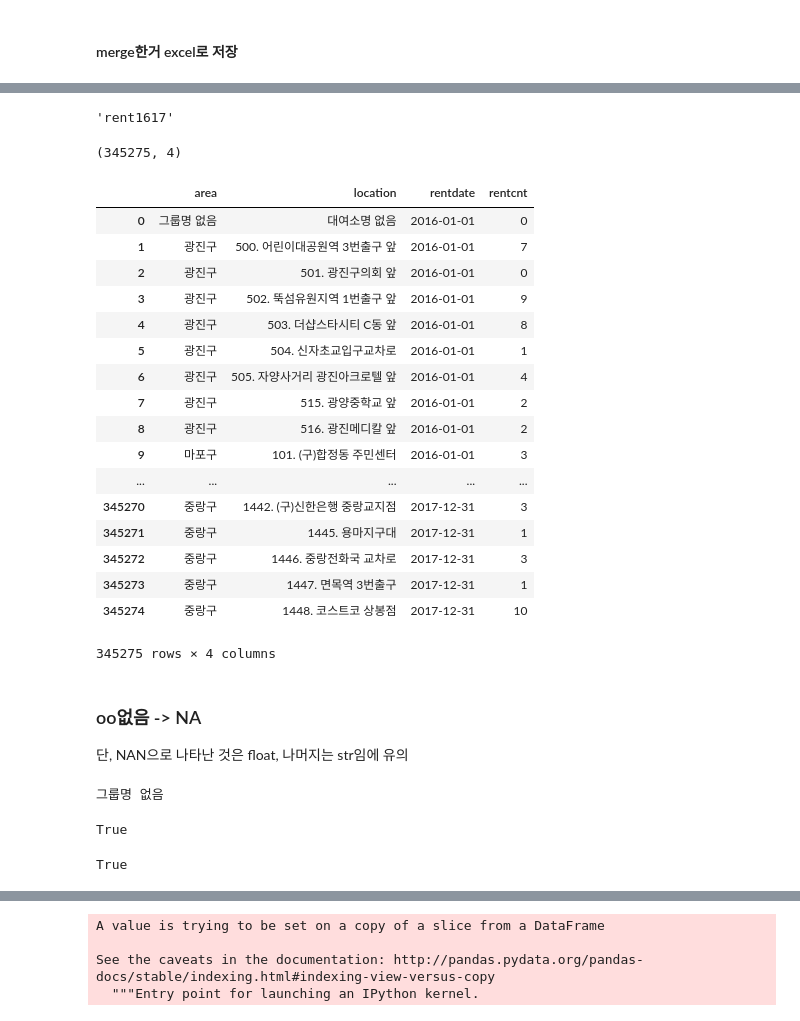
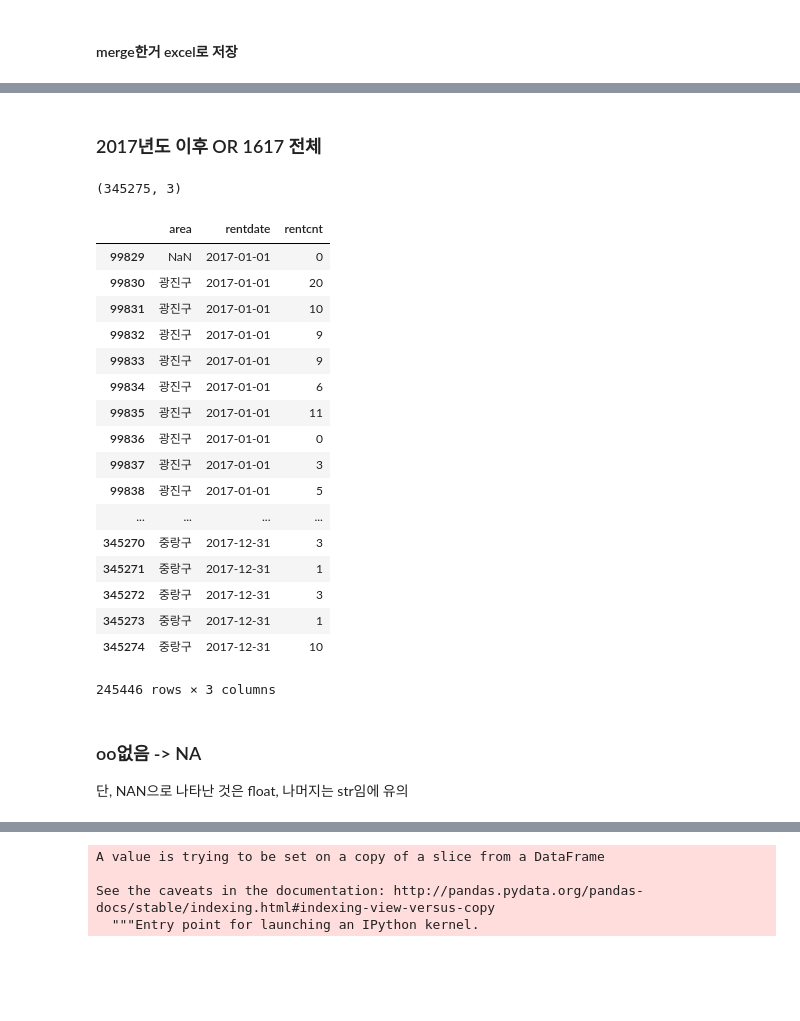
Before and after one commit to firstock/proj_sponge_bicycle, a Jupyter notebook: KHJ_clean_bicycleRental_merge_nanReplace_htmlParse.ipynb, the cells around one changed output, grey strips where cells are left out. Drawn from its saved outputs; the diff is of its cells as text; code cells hidden in the pictures; blank space fills up the shorter version.

```diff
--- a/KHJ_clean_bicycleRental_merge_nanReplace_htmlParse.ipynb
+++ b/KHJ_clean_bicycleRental_merge_nanReplace_htmlParse.ipynb
@@ -79,7 +67,4 @@ writer.save()
 xls_file_tot= pd.ExcelFile('data_join/bicycleRental_tot.xlsx')
 # %%
 sn= xls_file_tot.sheet_names
+rent_tot= xls_file_tot.parse(sn[0], parse_dates=['rentdate'])
-# %%
-sn[0]
-# %% [output]
-'rent1617'
@@ -88,34 +71,30 @@ sn[0]
-# %%
-rent_tot= xls_file_tot.parse(sn[0])#, parse_dates=['rentdate'])
+# %% [markdown]
+### 2017년도 이후 OR 1617 전체
 # %%
 print(rent_tot.shape)
-rent_tot
-# %% [output]
-(345275, 4)
-|  | area | location | rentdate | rentcnt |
-| 0 | 그룹명 없음 | 대여소명 없음 | 2016-01-01 | 0 |
-| 1 | 광진구 | 500. 어린이대공원역 3번출구 앞 | 2016-01-01 | 7 |
-| 2 | 광진구 | 501. 광진구의회 앞 | 2016-01-01 | 0 |
-| 3 | 광진구 | 502. 뚝섬유원지역 1번출구 앞 | 2016-01-01 | 9 |
-| 4 | 광진구 | 503. 더샵스타시티 C동 앞 | 2016-01-01 | 8 |
-| 5 | 광진구 | 504. 신자초교입구교차로 | 2016-01-01 | 1 |
-| 6 | 광진구 | 505. 자양사거리 광진아크로텔 앞 | 2016-01-01 | 4 |
-| 7 | 광진구 | 515. 광양중학교 앞 | 2016-01-01 | 2 |
-| 8 | 광진구 | 516. 광진메디칼 앞 | 2016-01-01 | 2 |
-| 9 | 마포구 | 101. (구)합정동 주민센터 | 2016-01-01 | 3 |
-| ... | ... | ... | ... | ... |
-| 345270 | 중랑구 | 1442. (구)신한은행 중랑교지점 | 2017-12-31 | 3 |
-| 345271 | 중랑구 | 1445. 용마지구대 | 2017-12-31 | 1 |
-| 345272 | 중랑구 | 1446. 중랑전화국 교차로 | 2017-12-31 | 3 |
-| 345273 | 중랑구 | 1447. 면목역 3번출구 | 2017-12-31 | 1 |
-| 345274 | 중랑구 | 1448. 코스트코 상봉점 | 2017-12-31 | 10 |
-345275 rows × 4 columns
+# %%
+rent_tot17= rent_tot.query('rentdate>=20170101')
+rent_tot17
+# %% [output]
+(345275, 3)
+|  | area | rentdate | rentcnt |
+| 99829 | NaN | 2017-01-01 | 0 |
+| 99830 | 광진구 | 2017-01-01 | 20 |
+| 99831 | 광진구 | 2017-01-01 | 10 |
+| 99832 | 광진구 | 2017-01-01 | 9 |
+| 99833 | 광진구 | 2017-01-01 | 9 |
+| 99834 | 광진구 | 2017-01-01 | 6 |
+| 99835 | 광진구 | 2017-01-01 | 11 |
+| 99836 | 광진구 | 2017-01-01 | 0 |
+| 99837 | 광진구 | 2017-01-01 | 3 |
+| 99838 | 광진구 | 2017-01-01 | 5 |
+| ... | ... | ... | ... |
+| 345270 | 중랑구 | 2017-12-31 | 3 |
+| 345271 | 중랑구 | 2017-12-31 | 1 |
+| 345272 | 중랑구 | 2017-12-31 | 3 |
+| 345273 | 중랑구 | 2017-12-31 | 1 |
+| 345274 | 중랑구 | 2017-12-31 | 10 |
+245446 rows × 3 columns
 # %% [markdown]
 ### oo없음 -> NA
 단, NAN으로 나타난 것은 float, 나머지는 str임에 유의
-# %%
-print(rent_tot.area[0])
-'없음' in rent_tot.area[0]
-# %% [output]
-그룹명 없음
-True
@@ -124,4 +100,0 @@ naFind= lambda x: '없음' in x
-# %%
-naFind(rent_tot.area[0])
-# %% [output]
-True
```
Also changed, not shown: parts of 29 cells of this notebook, 1 other file.
